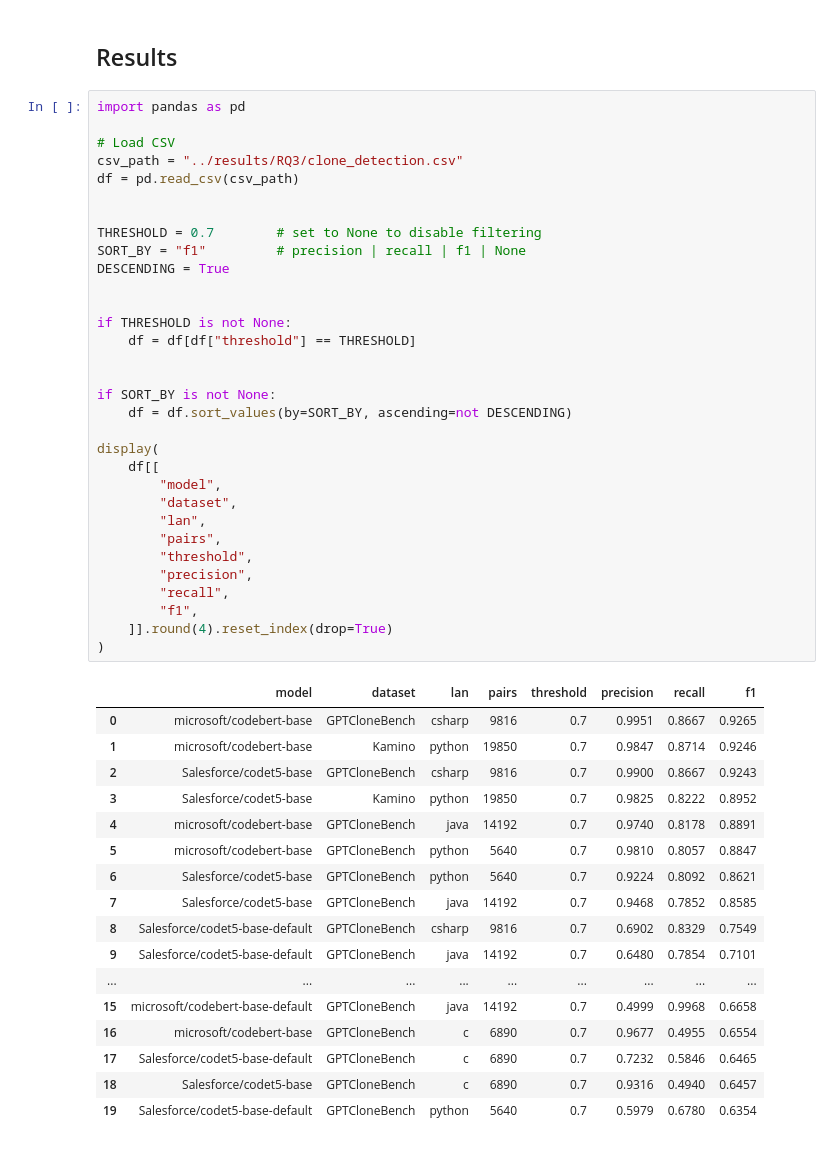
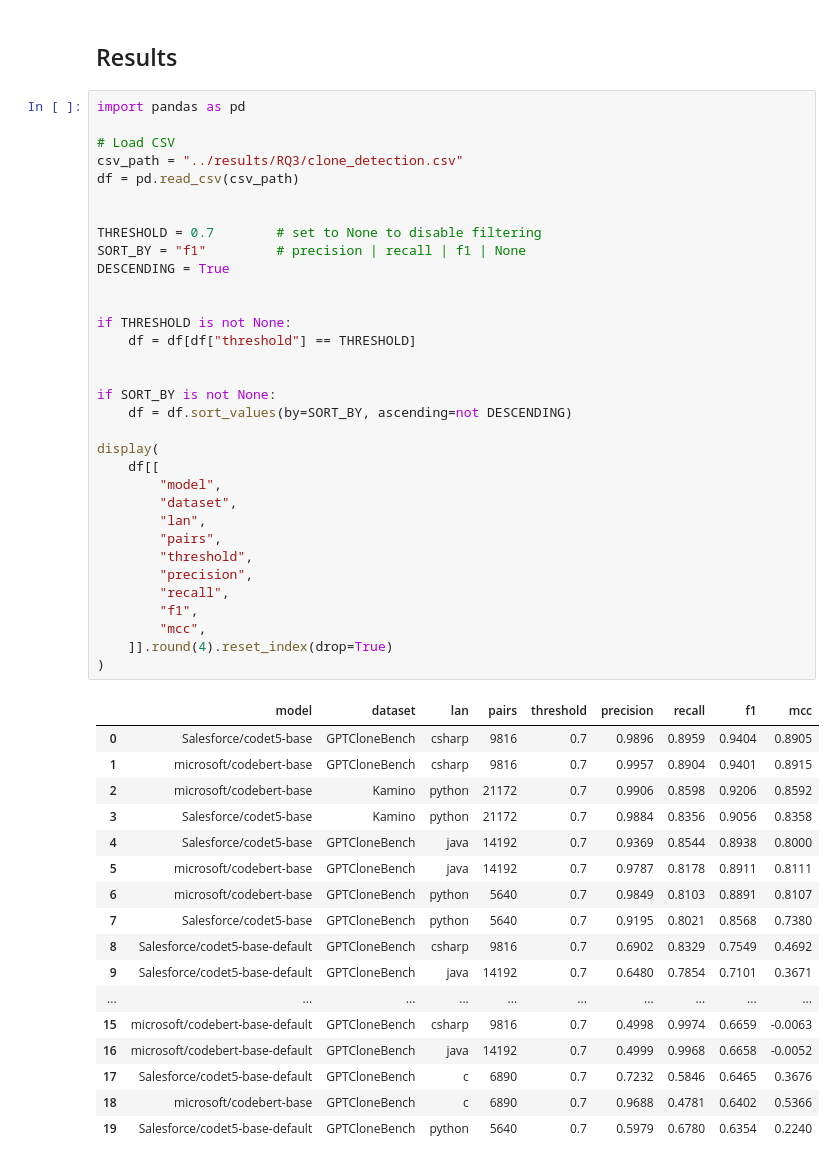
Before and after one commit to lucianoMarchezan/cloneBackup, a Jupyter notebook: pipeline/RQ3.ipynb, the cells around one changed output. Cells and saved outputs as stored; diff of their text form.

```diff
--- a/pipeline/RQ3.ipynb
+++ b/pipeline/RQ3.ipynb
@@ -46,50 +46,51 @@ import pandas as pd
 # Load CSV
 csv_path = "../results/RQ3/clone_detection.csv"
 df = pd.read_csv(csv_path)
 
 
 THRESHOLD = 0.7        # set to None to disable filtering
 SORT_BY = "f1"         # precision | recall | f1 | None
 DESCENDING = True
 
 
 if THRESHOLD is not None:
     df = df[df["threshold"] == THRESHOLD]
 
 
 if SORT_BY is not None:
     df = df.sort_values(by=SORT_BY, ascending=not DESCENDING)
 
 display(
     df[[
         "model",
         "dataset",
         "lan",
         "pairs",
         "threshold",
         "precision",
         "recall",
         "f1",
+        "mcc",
     ]].round(4).reset_index(drop=True)
 )
 # %% [output]
-|  | model | dataset | lan | pairs | threshold | precision | recall | f1 |
-| 0 | microsoft/codebert-base | GPTCloneBench | csharp | 9816 | 0.7 | 0.9951 | 0.8667 | 0.9265 |
-| 1 | microsoft/codebert-base | Kamino | python | 19850 | 0.7 | 0.9847 | 0.8714 | 0.9246 |
-| 2 | Salesforce/codet5-base | GPTCloneBench | csharp | 9816 | 0.7 | 0.9900 | 0.8667 | 0.9243 |
-| 3 | Salesforce/codet5-base | Kamino | python | 19850 | 0.7 | 0.9825 | 0.8222 | 0.8952 |
-| 4 | microsoft/codebert-base | GPTCloneBench | java | 14192 | 0.7 | 0.9740 | 0.8178 | 0.8891 |
-| 5 | microsoft/codebert-base | GPTCloneBench | python | 5640 | 0.7 | 0.9810 | 0.8057 | 0.8847 |
-| 6 | Salesforce/codet5-base | GPTCloneBench | python | 5640 | 0.7 | 0.9224 | 0.8092 | 0.8621 |
-| 7 | Salesforce/codet5-base | GPTCloneBench | java | 14192 | 0.7 | 0.9468 | 0.7852 | 0.8585 |
-| 8 | Salesforce/codet5-base-default | GPTCloneBench | csharp | 9816 | 0.7 | 0.6902 | 0.8329 | 0.7549 |
-| 9 | Salesforce/codet5-base-default | GPTCloneBench | java | 14192 | 0.7 | 0.6480 | 0.7854 | 0.7101 |
-| ... | ... | ... | ... | ... | ... | ... | ... | ... |
-| 15 | microsoft/codebert-base-default | GPTCloneBench | java | 14192 | 0.7 | 0.4999 | 0.9968 | 0.6658 |
-| 16 | microsoft/codebert-base | GPTCloneBench | c | 6890 | 0.7 | 0.9677 | 0.4955 | 0.6554 |
-| 17 | Salesforce/codet5-base-default | GPTCloneBench | c | 6890 | 0.7 | 0.7232 | 0.5846 | 0.6465 |
-| 18 | Salesforce/codet5-base | GPTCloneBench | c | 6890 | 0.7 | 0.9316 | 0.4940 | 0.6457 |
-| 19 | Salesforce/codet5-base-default | GPTCloneBench | python | 5640 | 0.7 | 0.5979 | 0.6780 | 0.6354 |
+|  | model | dataset | lan | pairs | threshold | precision | recall | f1 | mcc |
+| 0 | Salesforce/codet5-base | GPTCloneBench | csharp | 9816 | 0.7 | 0.9896 | 0.8959 | 0.9404 | 0.8905 |
+| 1 | microsoft/codebert-base | GPTCloneBench | csharp | 9816 | 0.7 | 0.9957 | 0.8904 | 0.9401 | 0.8915 |
+| 2 | microsoft/codebert-base | Kamino | python | 21172 | 0.7 | 0.9906 | 0.8598 | 0.9206 | 0.8592 |
+| 3 | Salesforce/codet5-base | Kamino | python | 21172 | 0.7 | 0.9884 | 0.8356 | 0.9056 | 0.8358 |
+| 4 | Salesforce/codet5-base | GPTCloneBench | java | 14192 | 0.7 | 0.9369 | 0.8544 | 0.8938 | 0.8000 |
+| 5 | microsoft/codebert-base | GPTCloneBench | java | 14192 | 0.7 | 0.9787 | 0.8178 | 0.8911 | 0.8111 |
+| 6 | microsoft/codebert-base | GPTCloneBench | python | 5640 | 0.7 | 0.9849 | 0.8103 | 0.8891 | 0.8107 |
+| 7 | Salesforce/codet5-base | GPTCloneBench | python | 5640 | 0.7 | 0.9195 | 0.8021 | 0.8568 | 0.7380 |
+| 8 | Salesforce/codet5-base-default | GPTCloneBench | csharp | 9816 | 0.7 | 0.6902 | 0.8329 | 0.7549 | 0.4692 |
+| 9 | Salesforce/codet5-base-default | GPTCloneBench | java | 14192 | 0.7 | 0.6480 | 0.7854 | 0.7101 | 0.3671 |
+| ... | ... | ... | ... | ... | ... | ... | ... | ... | ... |
+| 15 | microsoft/codebert-base-default | GPTCloneBench | csharp | 9816 | 0.7 | 0.4998 | 0.9974 | 0.6659 | -0.0063 |
+| 16 | microsoft/codebert-base-default | GPTCloneBench | java | 14192 | 0.7 | 0.4999 | 0.9968 | 0.6658 | -0.0052 |
+| 17 | Salesforce/codet5-base-default | GPTCloneBench | c | 6890 | 0.7 | 0.7232 | 0.5846 | 0.6465 | 0.3676 |
+| 18 | microsoft/codebert-base | GPTCloneBench | c | 6890 | 0.7 | 0.9688 | 0.4781 | 0.6402 | 0.5366 |
+| 19 | Salesforce/codet5-base-default | GPTCloneBench | python | 5640 | 0.7 | 0.5979 | 0.6780 | 0.6354 | 0.2240 |
 # %%
 import pandas as pd
 
```
Also changed, not shown: parts of 2 cells of this notebook, 2 other files.
